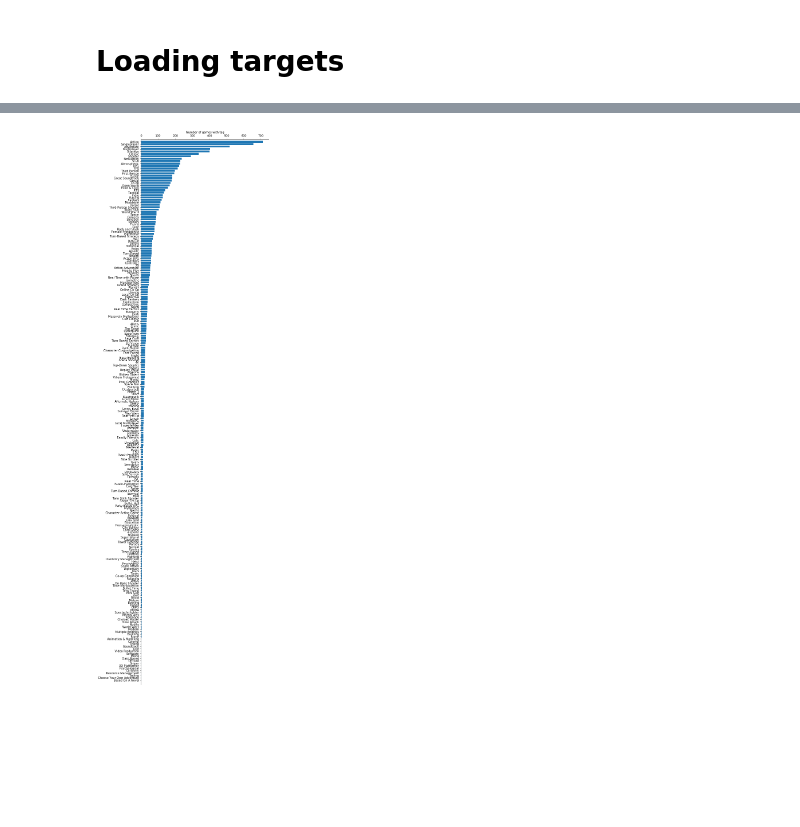
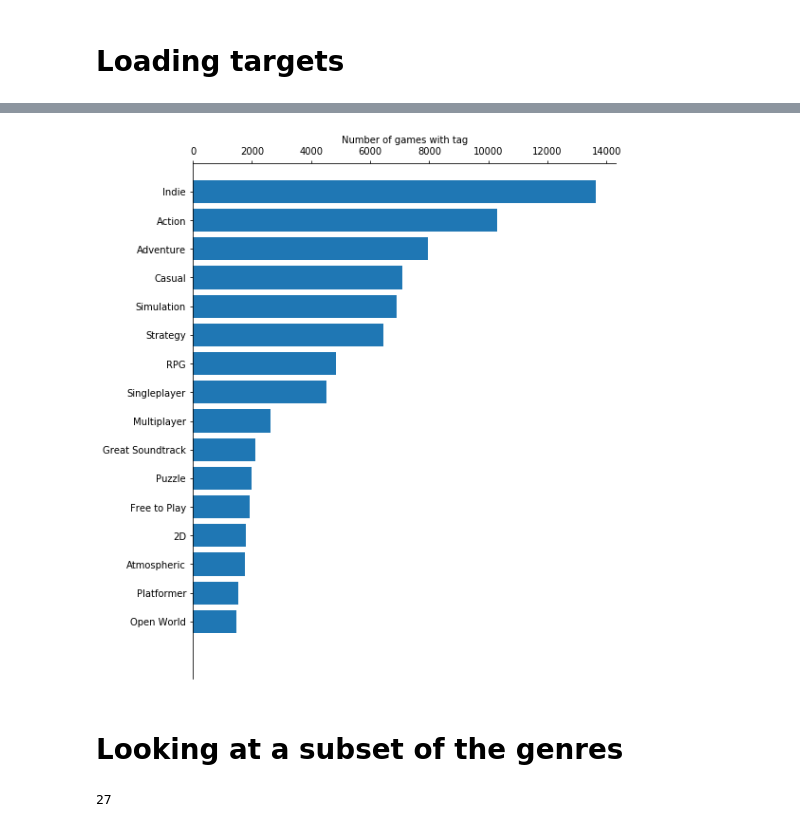
Before and after one commit to mikkelhartmann/arcade_trail, a Jupyter notebook: processing_steam_data.ipynb, the cells around one changed output, grey strips where cells are left out. Drawn from its saved outputs; the diff is of its cells as text; code cells hidden in the pictures; blank space fills up the shorter version.

```diff
--- a/processing_steam_data.ipynb
+++ b/processing_steam_data.ipynb
@@ -57,21 +80,27 @@ y_label_names = [tag_names[idx] for idx in sort_idx]
 # %%
-fig, ax = plt.subplots(figsize=(8, 35))
-ax.barh(range(0,len(tag_names)), aggregate[sort_idx])
+fig, ax = plt.subplots(figsize=(8, 10))
+ax.barh(range(0,len(tag_names[:16])), aggregate[sort_idx[:16]])
 
-ax.set_ylim([-1, len(tag_names)+1])
-ax.set_yticks(range(0,len(tag_names)))
-ax.set_yticklabels(y_label_names);
+ax.set_ylim([-1, len(tag_names[:16])+1])
+ax.set_yticks(range(0,len(tag_names[:16])))
+ax.set_yticklabels(y_label_names[:16]);
 
 ax.xaxis.set_label_position('top')
 ax.xaxis.tick_top()
 
 ax.set(xlabel='Number of games with tag');
 
 ax.invert_yaxis()
 
 ax.spines['right'].set_visible(False)
 ax.spines['bottom'].set_visible(False)
 
 plt.savefig('steam_genre_distribution.png', bbox_inches='tight')
 # %% [output]
-[figure, old version]
+[figure, new version]
+# %% [markdown]
+# Looking at a subset of the genres
+# %%
+sort_idx[2]
+# %% [output]
+27
```
Also changed, not shown: parts of 26 cells of this notebook, 6 other files.
